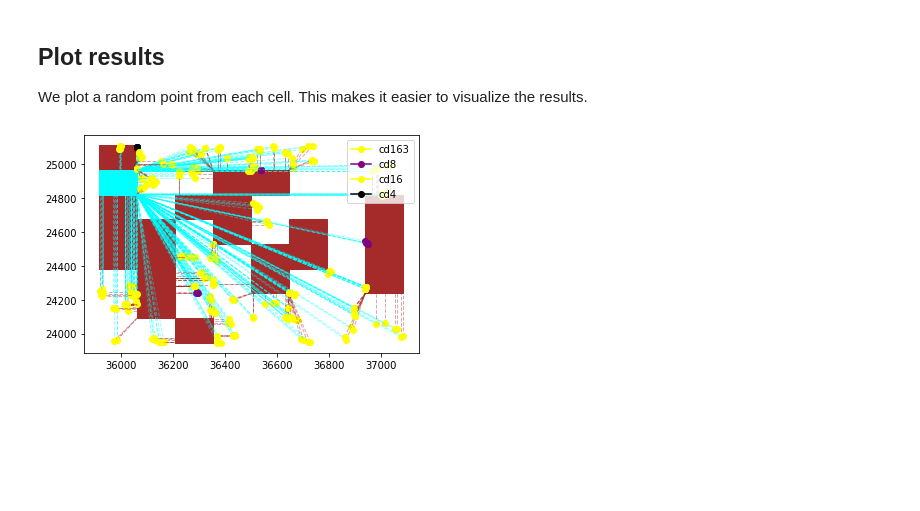
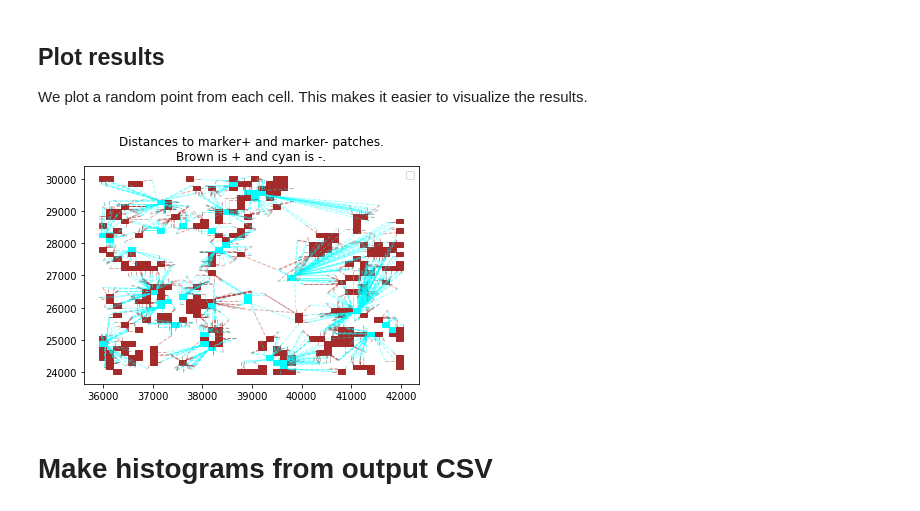
Before and after one commit to kaczmarj/tumor-microenvironment-analysis, a Jupyter notebook: example.ipynb, the cells around one changed output. Drawn from its saved outputs; the diff is of its cells as text; code cells hidden in the pictures; blank space fills up the shorter version.

```diff
--- a/example.ipynb
+++ b/example.ipynb
@@ -4,7 +20,7 @@
 from pathlib import Path
 import tumor_microenv as tm
 # %%
-data_root = Path("data") / "Data"
+data_root = Path("data") / "Data2"
 patch_paths = list(data_root.glob("*.npy"))
 json_paths = list(data_root.glob("*.json"))
 
@@ -20,11 +36,11 @@ patches, cells = loader()
 # Optionally filter cells by some condition.
 cells = [c for c in cells if c.cell_type in {"cd4", "cd8", "cd16", "cd163"}]
 # %%
-# This mpp is probably wrong... but let's see what happens.
+# This takes several minutes.
 tm.run_spatial_analysis(
     patches,
     cells,
-    microenv_distances=[10, 25, 50, 75, 100],
-    mpp=0.254, # TODO: check this value.
+    microenv_distances=[100],
+    mpp=0.34622,
     output_path="output.csv")
 # %% [output]
@@ -54,9 +66,9 @@ def plot(patches, points_data):
     import shapely.wkt
 
     tumor_colors = {
-        tm._BiomarkerStatus.NA: "white",
-        tm._BiomarkerStatus.POSITIVE: "brown",
-        tm._BiomarkerStatus.NEGATIVE: "cyan",
+        tm.BiomarkerStatus.NA: "white",
+        tm.BiomarkerStatus.POSITIVE: "brown",
+        tm.BiomarkerStatus.NEGATIVE: "cyan",
     }
 
     cell_colors = {
@@ -67,10 +79,12 @@ def plot(patches, points_data):
     }
     for patch in patches:
         # Plot tumor patches.
-        if patch.patch_type == tm._PatchType.TUMOR:
+        if patch.patch_type == tm.PatchType.TUMOR:
             plt.fill(*patch.polygon.exterior.xy, color=tumor_colors[patch.biomarker_status])
     # Plot the point we are interested in.
     for point_data in points_data:
+        if point_data.cell_type != "cd16":
+            continue
         point = shapely.wkt.loads(point_data.point)
         # Plot line to the nearest marker-positive region.
         line_to_pos = shapely.wkt.loads(point_data.line_to_marker_pos)
@@ -79,17 +93,21 @@ def plot(patches, points_data):
         line_to_neg = shapely.wkt.loads(point_data.line_to_marker_neg)
         plt.plot(*line_to_neg.xy, color="cyan", linestyle="--", linewidth=1, alpha=0.4)
         # Plot the point on top of the two lines.
-        plt.plot(point.x, point.y, color=cell_colors[point_data.cell_type],
-                 marker="o", label=point_data.cell_type)
+#         plt.plot(point.x, point.y, color=cell_colors[point_data.cell_type],
+#                  marker="o", label=point_data.cell_type, alpha=0.2, )
 # %%
 points_data = tm.read_point_csv("output.csv")
 random_points_per_cell = list(gen_random_point_per_cell(points_data))
 plot(patches, random_points_per_cell)
 
 # Get unique legend labels. See https://stackoverflow.com/a/13589144/5666087
 handles, labels = plt.gca().get_legend_handles_labels()
 by_label = dict(zip(labels, handles))
 plt.legend(by_label.values(), by_label.keys(), loc=1)
+plt.title("Distances to marker+ and marker- patches.\nBrown is + and cyan is -.")
+plt.savefig("/tmp/distances.pdf")
 plt.show()
 # %% [output]
-[figure, old version]
+[figure, new version]
+# %% [markdown]
+# Make histograms from output CSV
```
Also changed, not shown: parts of 11 cells of this notebook.
